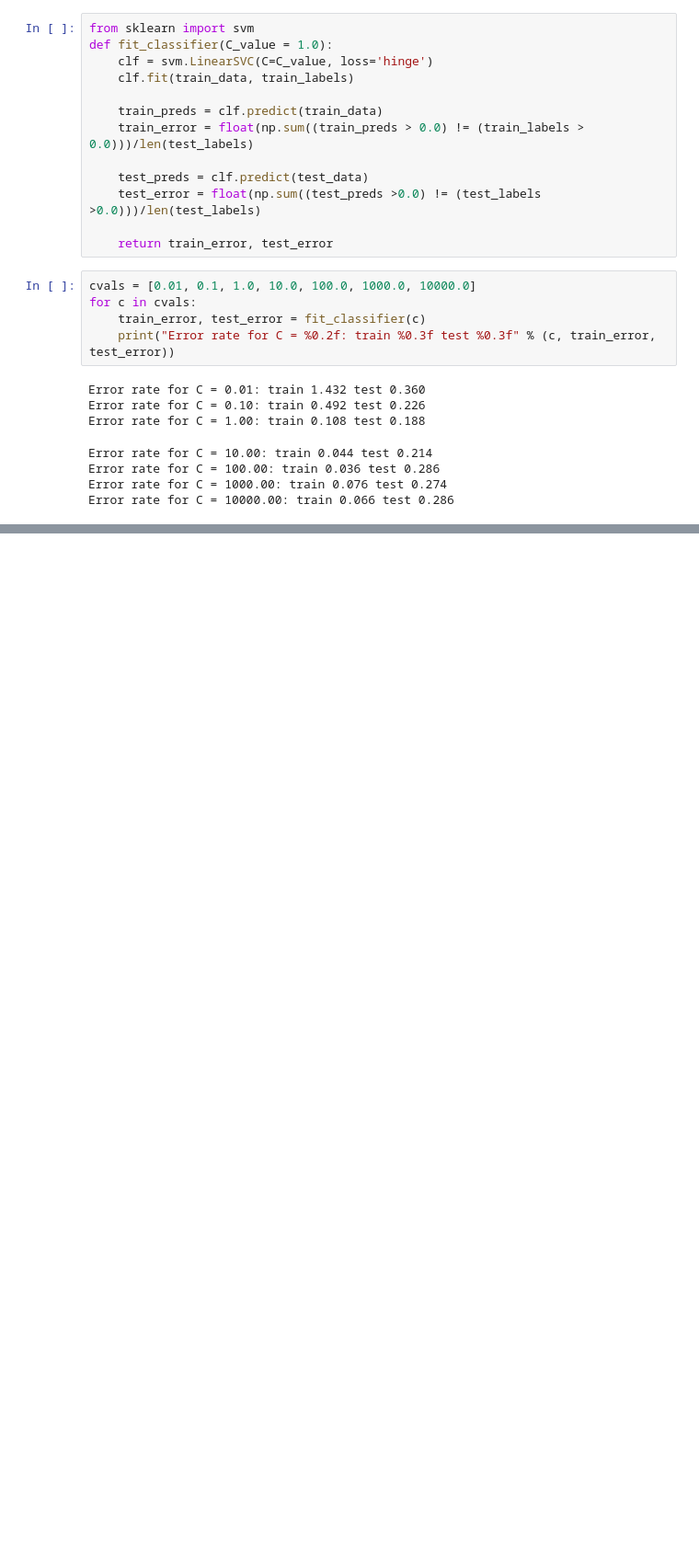
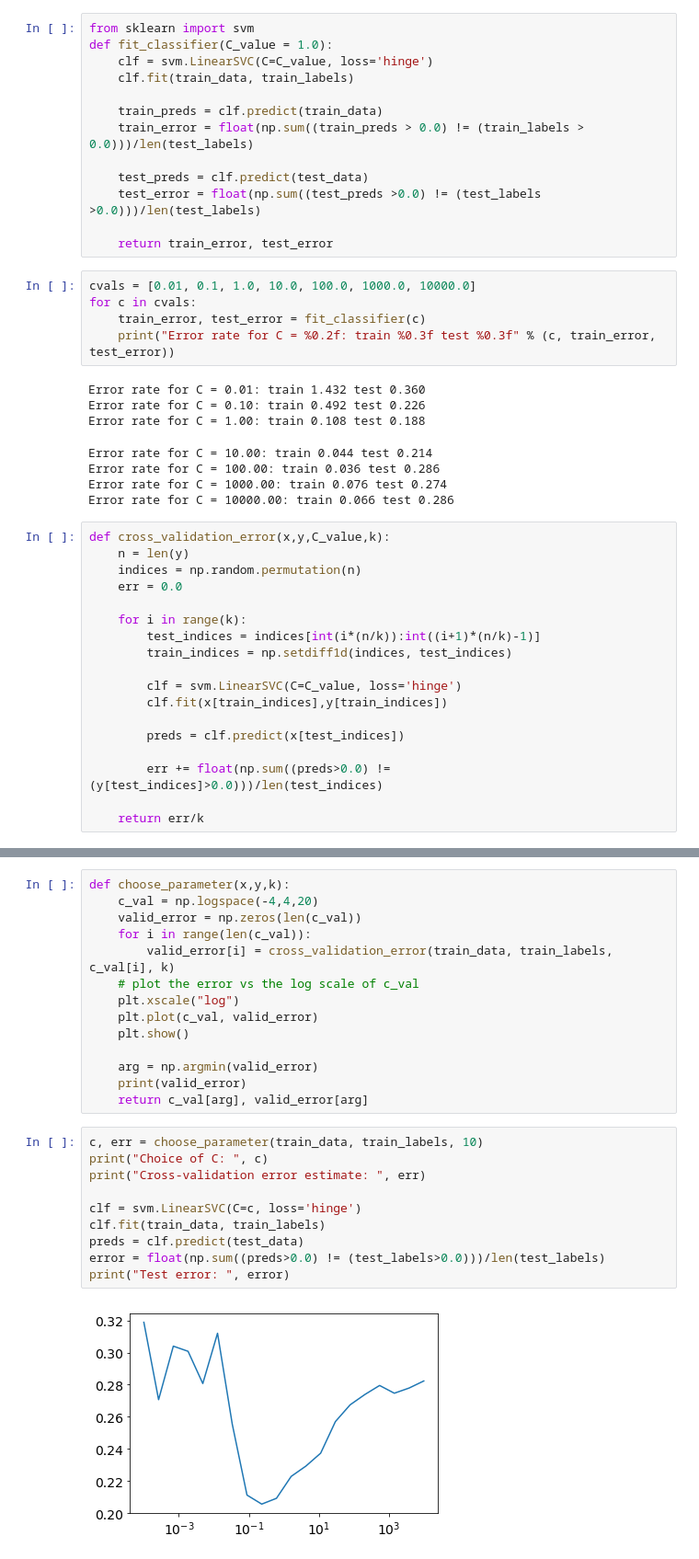
Before and after one commit to SYYoung/UCSD_DataScience2, a Jupyter notebook: Machine Learning Fundamentals/Week 6/Assg6_SVM.ipynb, the cells around one changed output, grey strips where cells are left out. Shown: that part at 92% size. Cells and saved outputs as stored; diff of their text form; blank space fills up the shorter version.

```diff
--- a/Machine Learning Fundamentals/Week 6/Assg6_SVM.ipynb
+++ b/Machine Learning Fundamentals/Week 6/Assg6_SVM.ipynb
@@ -104,3 +104,21 @@ Error rate for C = 10.00: train 0.044 test 0.214
 Error rate for C = 100.00: train 0.036 test 0.286
 Error rate for C = 1000.00: train 0.076 test 0.274
 Error rate for C = 10000.00: train 0.066 test 0.286
+# %%
+def cross_validation_error(x,y,C_value,k):
+    n = len(y)
+    indices = np.random.permutation(n)
+    err = 0.0
+
+    for i in range(k):
+        test_indices = indices[int(i*(n/k)):int((i+1)*(n/k)-1)]
+        train_indices = np.setdiff1d(indices, test_indices)
+
+        clf = svm.LinearSVC(C=C_value, loss='hinge')
+        clf.fit(x[train_indices],y[train_indices])
+
+        preds = clf.predict(x[test_indices])
+
+        err += float(np.sum((preds>0.0) != (y[test_indices]>0.0)))/len(test_indices)
+
+    return err/k
@@ -106,0 +137,26 @@ Error rate for C = 10000.00: train 0.066 test 0.286
+# %%
+def choose_parameter(x,y,k):
+    c_val = np.logspace(-4,4,20)
+    valid_error = np.zeros(len(c_val))
+    for i in range(len(c_val)):
+        valid_error[i] = cross_validation_error(train_data, train_labels, c_val[i], k)
+    # plot the error vs the log scale of c_val
+    plt.xscale("log")
+    plt.plot(c_val, valid_error)
+    plt.show()
+
+    arg = np.argmin(valid_error)
+    print(valid_error)
+    return c_val[arg], valid_error[arg]
+# %%
+c, err = choose_parameter(train_data, train_labels, 10)
+print("Choice of C: ", c)
+print("Cross-validation error estimate: ", err)
+
+clf = svm.LinearSVC(C=c, loss='hinge')
+clf.fit(train_data, train_labels)
+preds = clf.predict(test_data)
+error = float(np.sum((preds>0.0) != (test_labels>0.0)))/len(test_labels)
+print("Test error: ", error)
+# %% [output]
+[figure, added]
```
Also changed, not shown: parts of 2 cells of this notebook.
